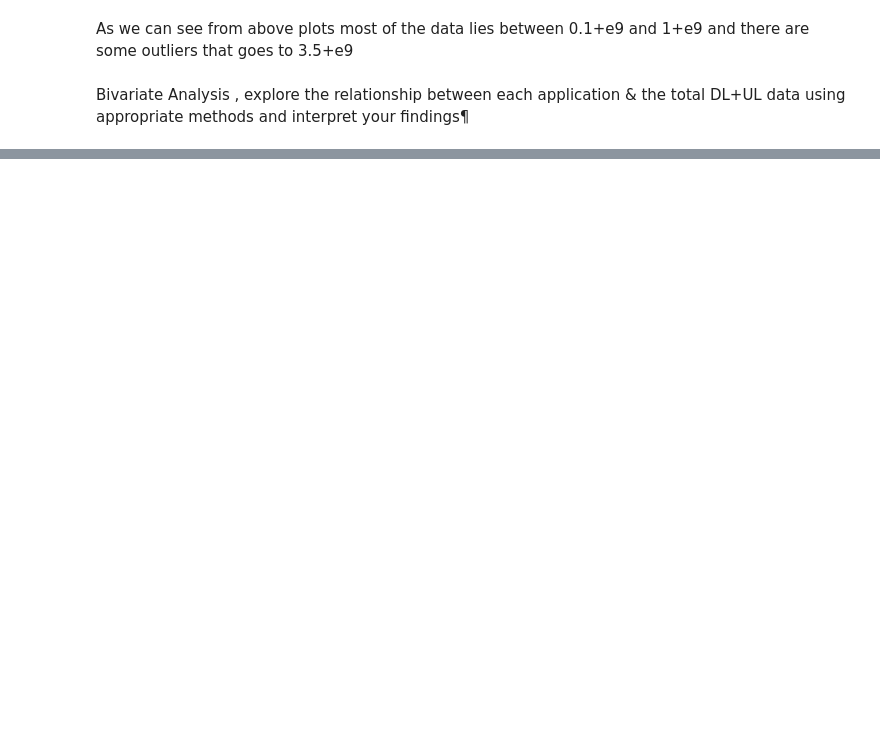
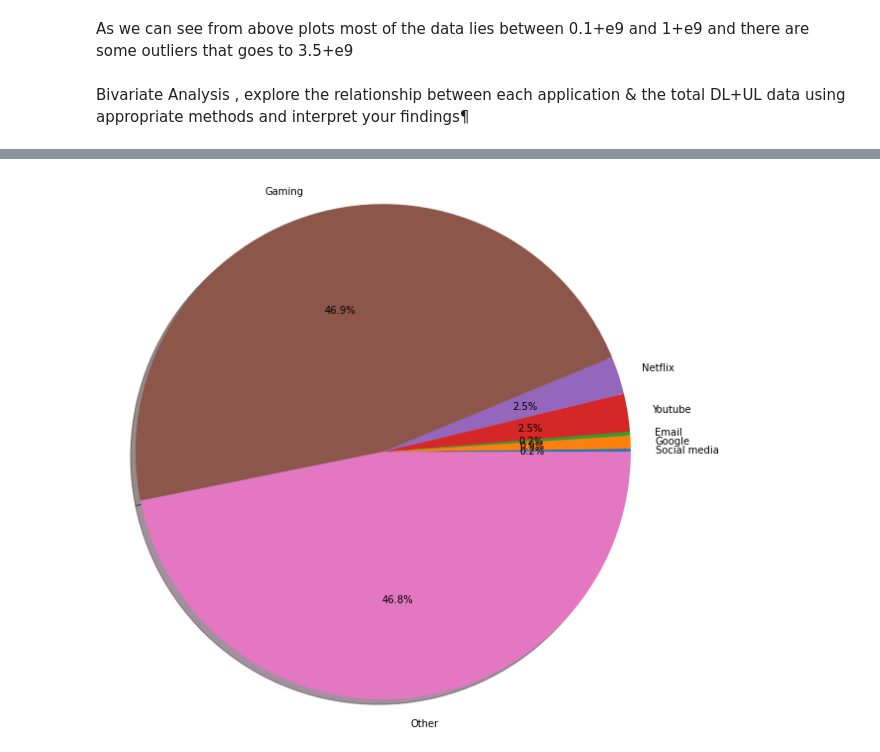
Before and after one commit to Natty-star/TellCo-Data-Analysis, a Jupyter notebook: notebooks/Data Cleaning.ipynb, the cells around one changed output, grey strips where cells are left out. Drawn from its saved outputs; the diff is of its cells as text; code cells hidden in the pictures; blank space fills up the shorter version.

```diff
--- a/notebooks/Data Cleaning.ipynb
+++ b/notebooks/Data Cleaning.ipynb
@@ -663,0 +668,17 @@ KeyError: 'total_DL_UL'
+# %%
+labels = ['Social media', 'Google', 'Email','Youtube','Netflix','Gaming','Other']
+sizes = [newdf['social_media_total'].sum(),
+         newdf['google_total'].sum(),
+         newdf['email_total'].sum(),
+         newdf['youtube_total'].sum(),
+         newdf['netflix_total'].sum(),
+         newdf['gaming_total'].sum(),
+         newdf['other_total'].sum(),
+        ]
+# print(sizes) # adds up to 1433, which is the total number of participants
+fig1, ax1 = plt.subplots(figsize = (10, 10))
+ax1.pie(sizes, labels=labels, autopct='%1.1f%%', shadow=True)
+ax1.axis('equal')
+plt.show()
+# %% [output]
+[figure, added]
```
Also changed, not shown: parts of 38 cells of this notebook.
